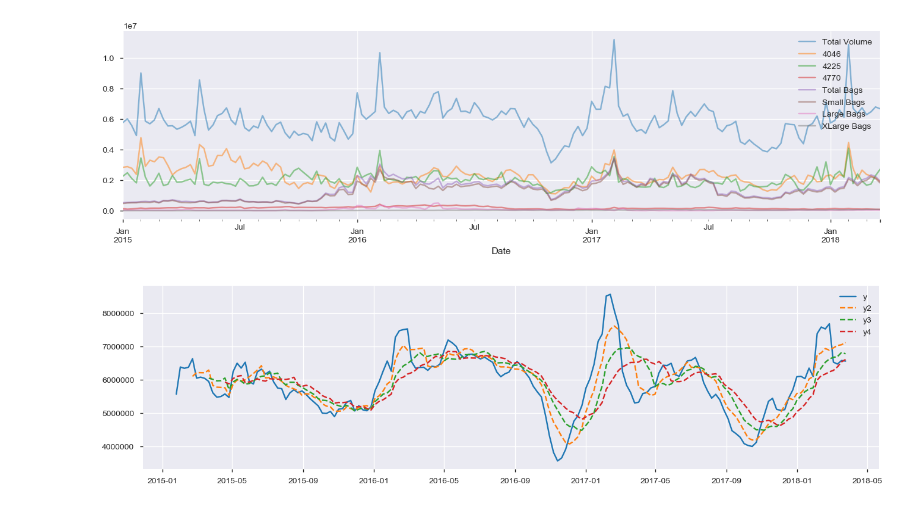
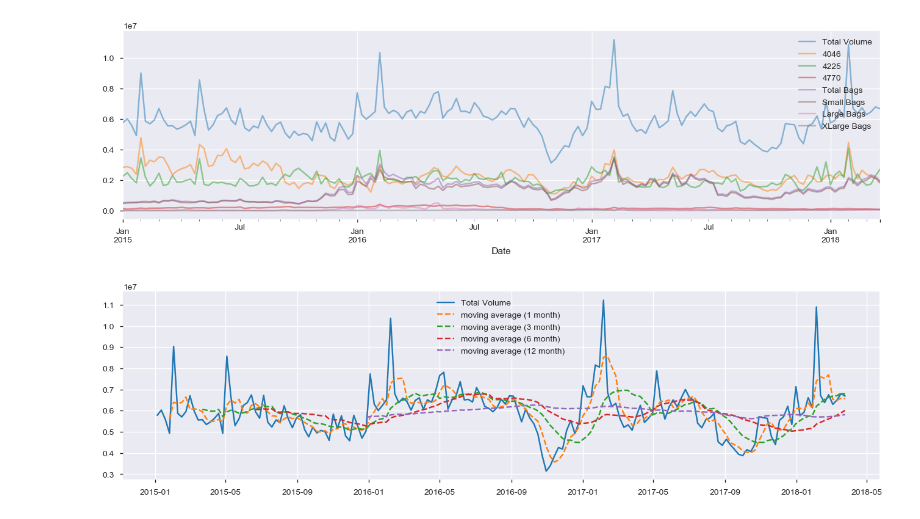
Before and after one commit to tsato-code/DataAnalysisProjects, a Jupyter notebook: notebook/Template_avocado.ipynb, the cells around one changed output. Cells and saved outputs as stored; diff of their text form; code cells hidden in the pictures.

```diff
--- a/notebook/Template_avocado.ipynb
+++ b/notebook/Template_avocado.ipynb
@@ -116,15 +116,17 @@ plt.show()
 # %%
 plt.figure(figsize=(16,4))
 x = df_cal_conv["Date"]
-y  = df_cal_conv["Total Volume"].rolling(4).mean()
-y2 = df_cal_conv["Total Volume"].rolling(8).mean()
-y3 = df_cal_conv["Total Volume"].rolling(12).mean()
-y4 = df_cal_conv["Total Volume"].rolling(16).mean()
-plt.plot(x, y, ls="-", label="y")
-plt.plot(x, y2, ls="--", label="y2")
-plt.plot(x, y3, ls="--", label="y3")
-plt.plot(x, y4, ls="--", label="y4")
+y  = df_cal_conv["Total Volume"]
+y1  = df_cal_conv["Total Volume"].rolling(4).mean()  # 1か月
+y3 = df_cal_conv["Total Volume"].rolling(12).mean()  # 3か月
+y6 = df_cal_conv["Total Volume"].rolling(25).mean() # 6か月
+y12 = df_cal_conv["Total Volume"].rolling(52).mean() # 12か月
+plt.plot(x, y, ls="-", label="Total Volume")
+plt.plot(x, y1, ls="--", label="moving average (1 month)")
+plt.plot(x, y3, ls="--", label="moving average (3 month)")
+plt.plot(x, y6, ls="--", label="moving average (6 month)")
+plt.plot(x, y12, ls="--", label="moving average (12 month)")
 plt.legend()
 plt.show()
 # %% [output]
-[figure, old version]
+[figure, new version]
```
Also changed, not shown: parts of 1 cell of this notebook.
